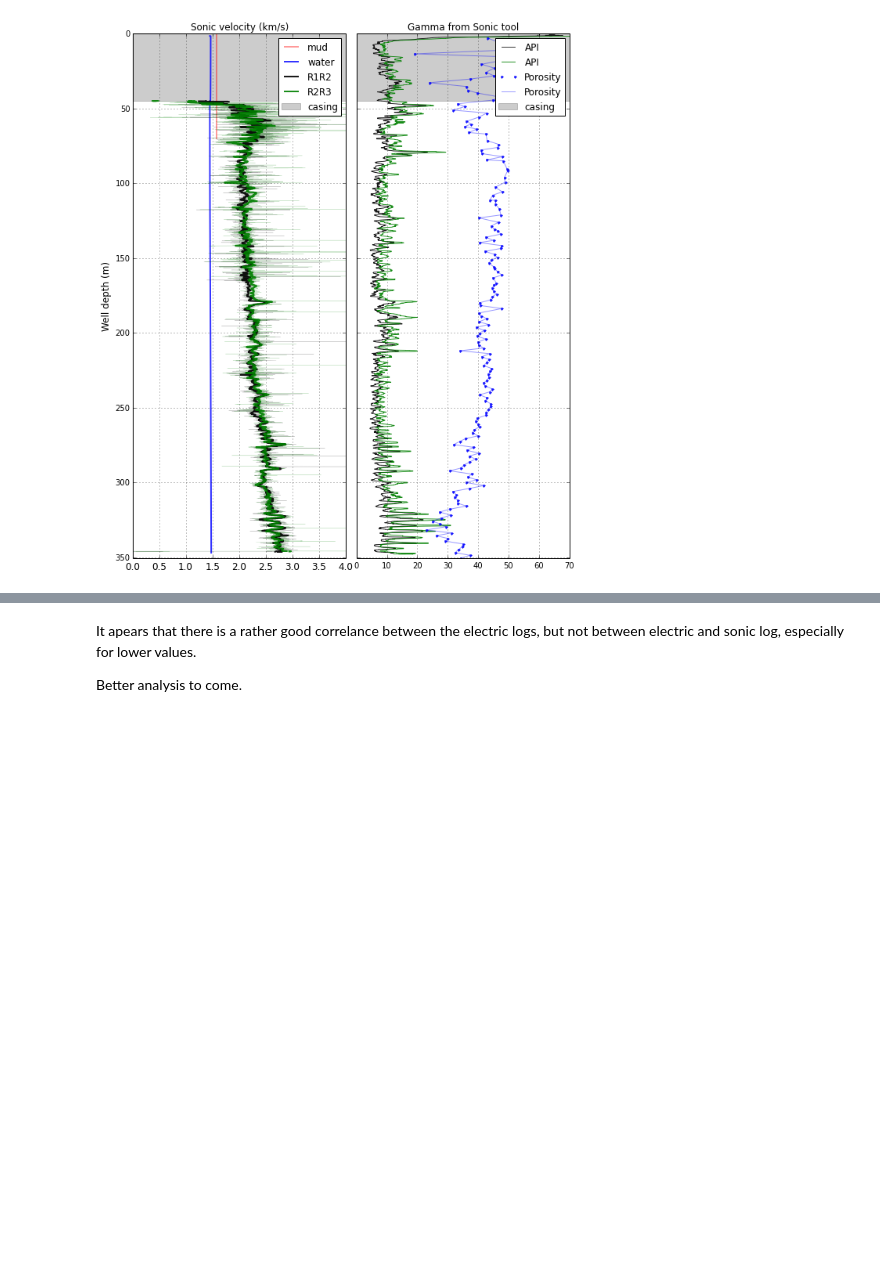
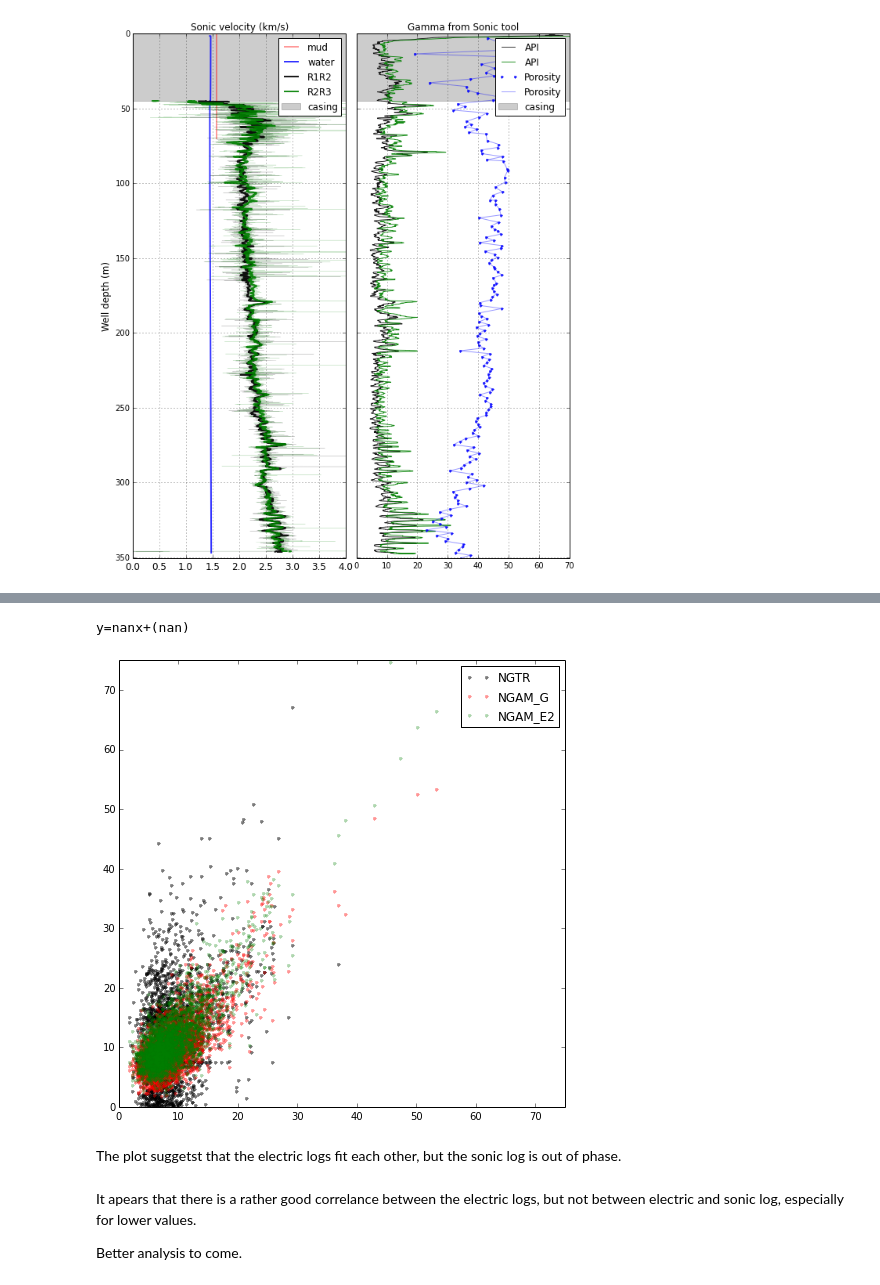
Before and after one commit to TobbeTripitaka/Dalbyover, a Jupyter notebook: Dalbyover sonic log.ipynb, the cells around one changed output, grey strips where cells are left out. Drawn from its saved outputs; the diff is of its cells as text; code cells hidden in the pictures; blank space fills up the shorter version.

```diff
--- a/Dalbyover sonic log.ipynb
+++ b/Dalbyover sonic log.ipynb
@@ -335,0 +252,25 @@ ValueError: setting an array element with a sequence.
+# %%
+def trend_line():
+    # calc the trendline
+    z = numpy.polyfit(data['NGAM_E1'], data['NGTR'], 1)
+    p = numpy.poly1d(z)
+    plt.plot(data['NGAM_E1'],p(data['NGAM_E1']))
+    # the line equation:
+    print 'y=%.6fx+(%.6f)'%(z[0],z[1])
+
+
+fig = plt.figure(figsize=(8,8))
+plt.plot(data['NGAM_E1'],data['NGTR'], 'k.', alpha = 0.5, label = 'NGTR', markersize=6,markevery=10)
+plt.plot(data['NGAM_E1'],data['NGAM_G'], 'r.', alpha = 0.4, label = 'NGAM_G', markersize=6,markevery=10)
+plt.plot(data['NGAM_E1'],data['NGAM_E2'], 'g.', alpha = 0.3, label = 'NGAM_E2', markersize=6,markevery=10)
+plt.xlim(0,75)
+plt.ylim(0,75)
+plt.legend()
+
+trend_line()
+plt.show()
+# %% [output]
+y=nanx+(nan)
+[figure, added]
+# %% [markdown]
+The plot suggetst that the electric logs fit each other, but the sonic log is out of phase.
```
Also changed, not shown: parts of 17 cells of this notebook, 4 other files.
